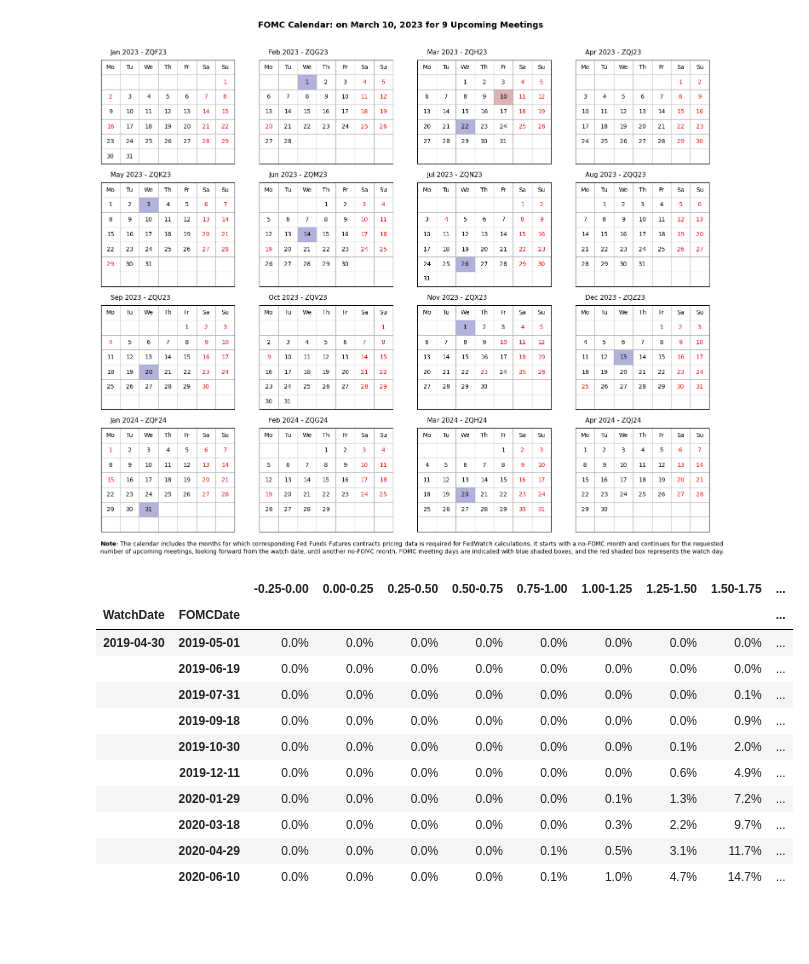
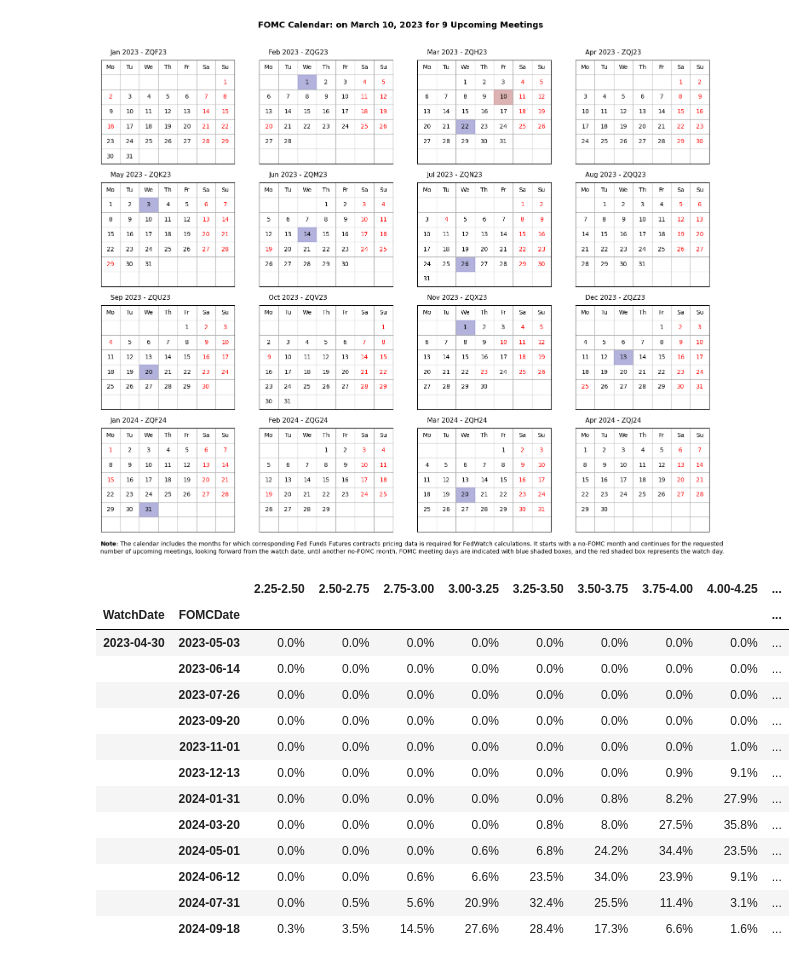
Before and after one commit to baksben/pyfedwatch, a Jupyter notebook: notebooks/Ben's_copy.ipynb, the cells around one changed output. Drawn from its saved outputs; the diff is of its cells as text; code cells hidden in the pictures; blank space fills up the shorter version.

```diff
--- a/notebooks/Ben's_copy.ipynb
+++ b/notebooks/Ben's_copy.ipynb
@@ -190,26 +235,28 @@ fig = fomc.plot_fomc_calendar()
 [figure]
 # %%
 # Calculate rate expectations
-fedwatch = fw.fedwatch.FedWatch(watch_date = '2019-04-30',
+fedwatch = fw.fedwatch.FedWatch(watch_date = '2023-04-30',
                                 fomc_dates = fomc_dates_2,
-                                num_upcoming = 10,
+                                num_upcoming = 13,
                                 user_func = read_price_history,
                                 path = r'C:\Users\Asus\Documents\GitHub\pyfedwatch\data\contracts')
 
 fedwatch.generate_hike_info(rate_cols=True).style.format("{:.1%}").background_gradient(axis=1)
 # %% [output]
-|  |  | -0.25-0.00 | 0.00-0.25 | 0.25-0.50 | 0.50-0.75 | 0.75-1.00 | 1.00-1.25 | 1.25-1.50 | 1.50-1.75 | ... |
+|  |  | 2.25-2.50 | 2.50-2.75 | 2.75-3.00 | 3.00-3.25 | 3.25-3.50 | 3.50-3.75 | 3.75-4.00 | 4.00-4.25 | ... |
 | WatchDate | FOMCDate |  |  |  |  |  |  |  |  | ... |
-| 2019-04-30 | 2019-05-01 | 0.0% | 0.0% | 0.0% | 0.0% | 0.0% | 0.0% | 0.0% | 0.0% | ... |
-|  | 2019-06-19 | 0.0% | 0.0% | 0.0% | 0.0% | 0.0% | 0.0% | 0.0% | 0.0% | ... |
-|  | 2019-07-31 | 0.0% | 0.0% | 0.0% | 0.0% | 0.0% | 0.0% | 0.0% | 0.1% | ... |
-|  | 2019-09-18 | 0.0% | 0.0% | 0.0% | 0.0% | 0.0% | 0.0% | 0.0% | 0.9% | ... |
-|  | 2019-10-30 | 0.0% | 0.0% | 0.0% | 0.0% | 0.0% | 0.0% | 0.1% | 2.0% | ... |
-|  | 2019-12-11 | 0.0% | 0.0% | 0.0% | 0.0% | 0.0% | 0.0% | 0.6% | 4.9% | ... |
-|  | 2020-01-29 | 0.0% | 0.0% | 0.0% | 0.0% | 0.0% | 0.1% | 1.3% | 7.2% | ... |
-|  | 2020-03-18 | 0.0% | 0.0% | 0.0% | 0.0% | 0.0% | 0.3% | 2.2% | 9.7% | ... |
-|  | 2020-04-29 | 0.0% | 0.0% | 0.0% | 0.0% | 0.1% | 0.5% | 3.1% | 11.7% | ... |
-|  | 2020-06-10 | 0.0% | 0.0% | 0.0% | 0.0% | 0.1% | 1.0% | 4.7% | 14.7% | ... |
+| 2023-04-30 | 2023-05-03 | 0.0% | 0.0% | 0.0% | 0.0% | 0.0% | 0.0% | 0.0% | 0.0% | ... |
+|  | 2023-06-14 | 0.0% | 0.0% | 0.0% | 0.0% | 0.0% | 0.0% | 0.0% | 0.0% | ... |
+|  | 2023-07-26 | 0.0% | 0.0% | 0.0% | 0.0% | 0.0% | 0.0% | 0.0% | 0.0% | ... |
+|  | 2023-09-20 | 0.0% | 0.0% | 0.0% | 0.0% | 0.0% | 0.0% | 0.0% | 0.0% | ... |
+|  | 2023-11-01 | 0.0% | 0.0% | 0.0% | 0.0% | 0.0% | 0.0% | 0.0% | 1.0% | ... |
+|  | 2023-12-13 | 0.0% | 0.0% | 0.0% | 0.0% | 0.0% | 0.0% | 0.9% | 9.1% | ... |
+|  | 2024-01-31 | 0.0% | 0.0% | 0.0% | 0.0% | 0.0% | 0.8% | 8.2% | 27.9% | ... |
+|  | 2024-03-20 | 0.0% | 0.0% | 0.0% | 0.0% | 0.8% | 8.0% | 27.5% | 35.8% | ... |
+|  | 2024-05-01 | 0.0% | 0.0% | 0.0% | 0.6% | 6.8% | 24.2% | 34.4% | 23.5% | ... |
+|  | 2024-06-12 | 0.0% | 0.0% | 0.6% | 6.6% | 23.5% | 34.0% | 23.9% | 9.1% | ... |
+|  | 2024-07-31 | 0.0% | 0.5% | 5.6% | 20.9% | 32.4% | 25.5% | 11.4% | 3.1% | ... |
+|  | 2024-09-18 | 0.3% | 3.5% | 14.5% | 27.6% | 28.4% | 17.3% | 6.6% | 1.6% | ... |
 # %%
 fedwatch.generate_hike_info(rate_cols=True)
 # %% [output]
```
Also changed, not shown: parts of 9 cells of this notebook, 1 other file.
